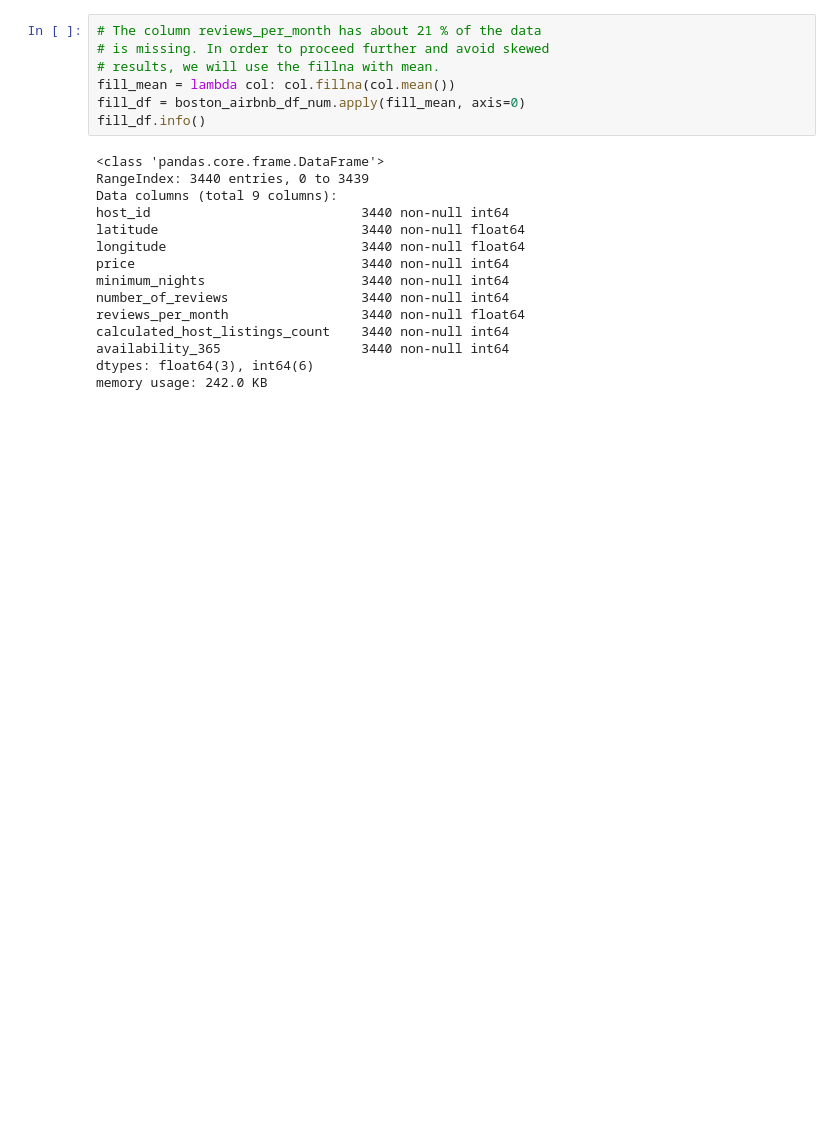
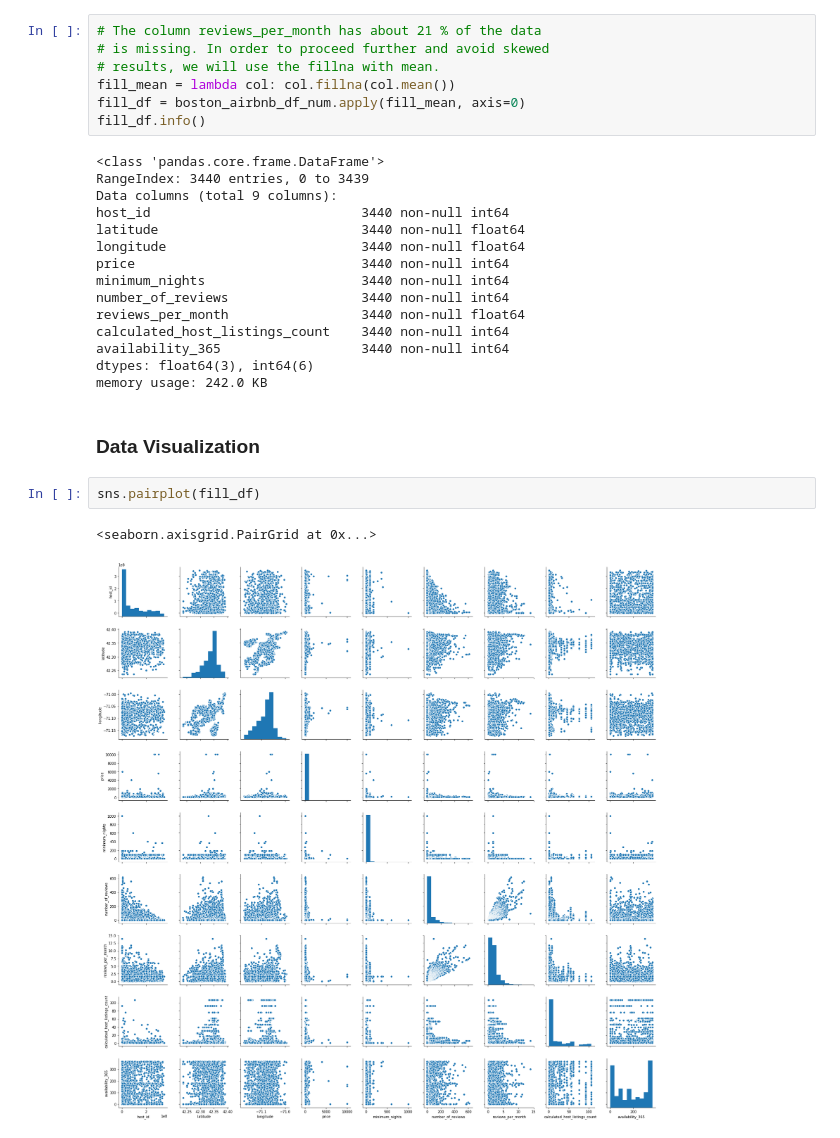
Before and after one commit to ochoa-jessica/Boston_Airbnb, a Jupyter notebook: Boston_Airbnb_Analysis.ipynb, the cells around one changed output. Saved outputs shown, nothing was run; the diff lists cells and outputs as text; blank space fills up the shorter version.

```diff
--- a/Boston_Airbnb_Analysis.ipynb
+++ b/Boston_Airbnb_Analysis.ipynb
@@ -147,3 +147,10 @@ calculated_host_listings_count    3440 non-null int64
 availability_365                  3440 non-null int64
 dtypes: float64(3), int64(6)
 memory usage: 242.0 KB
+# %% [markdown]
+### Data Visualization
+# %%
+sns.pairplot(fill_df)
+# %% [output]
+<seaborn.axisgrid.PairGrid at 0x...>
+[figure, added]
```
Also changed, not shown: parts of 44 cells of this notebook.
